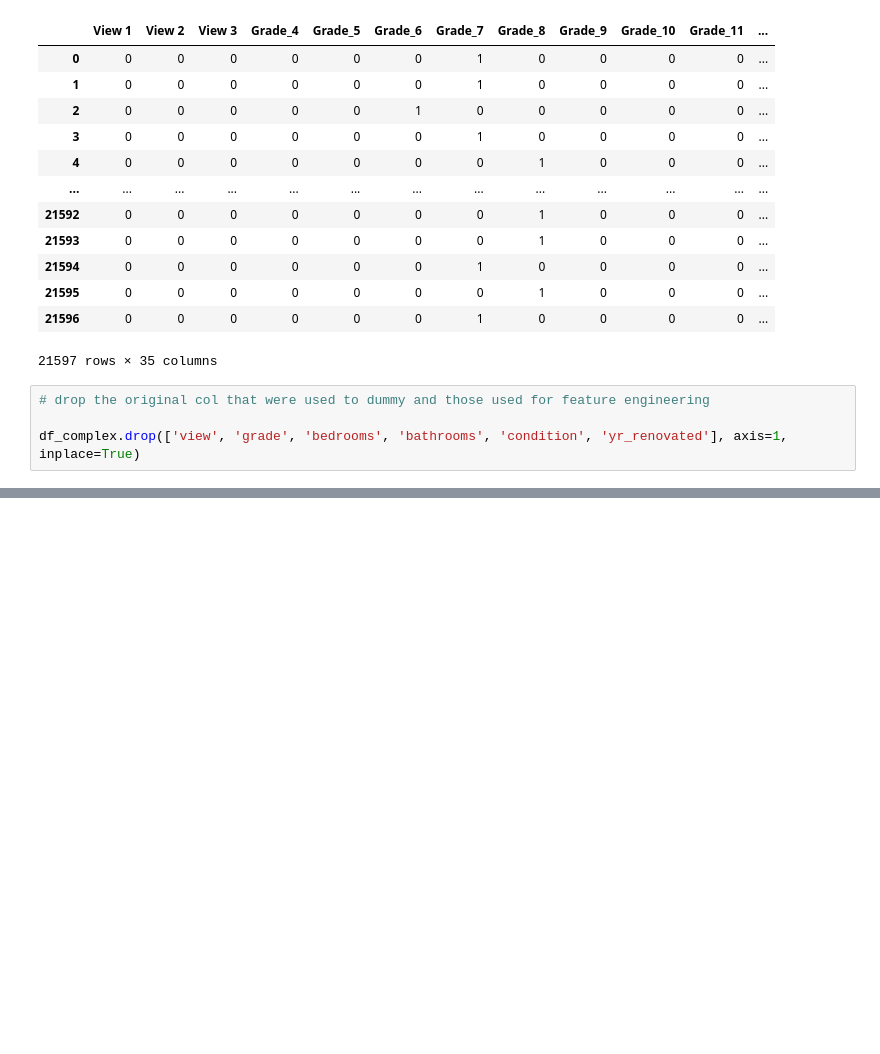
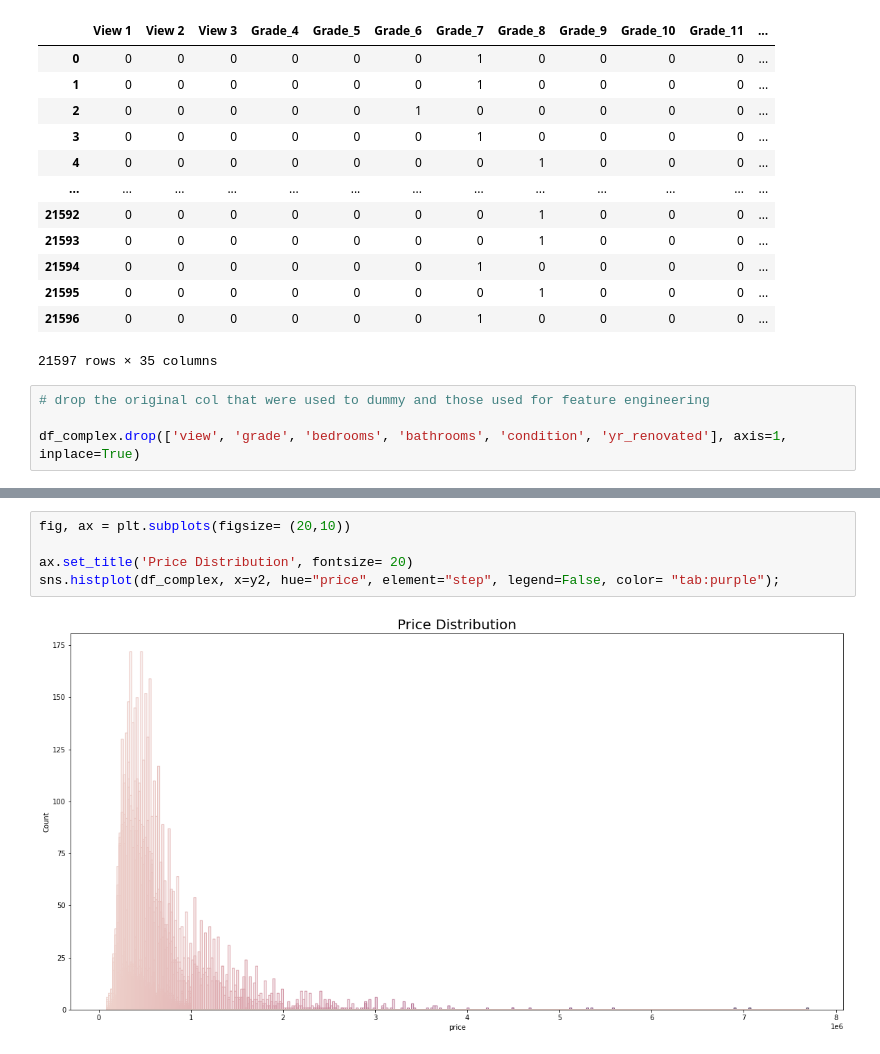
Before and after one commit to learn-co-curriculum/dsc-phase-2-project, a Jupyter notebook: Untitled.ipynb, the cells around one changed output, grey strips where cells are left out. Saved outputs shown, nothing was run; the diff lists cells and outputs as text; blank space fills up the shorter version.

```diff
--- a/Untitled.ipynb
+++ b/Untitled.ipynb
@@ -527,0 +597,7 @@ Test Mean Error: 187601.92643472258
+# %%
+fig, ax = plt.subplots(figsize= (20,10))
+
+ax.set_title('Price Distribution', fontsize= 20)
+sns.histplot(df_complex, x=y2, hue="price", element="step", legend=False, color= "tab:purple");
+# %% [output]
+[figure, added]
```
Also changed, not shown: parts of 32 cells of this notebook.
